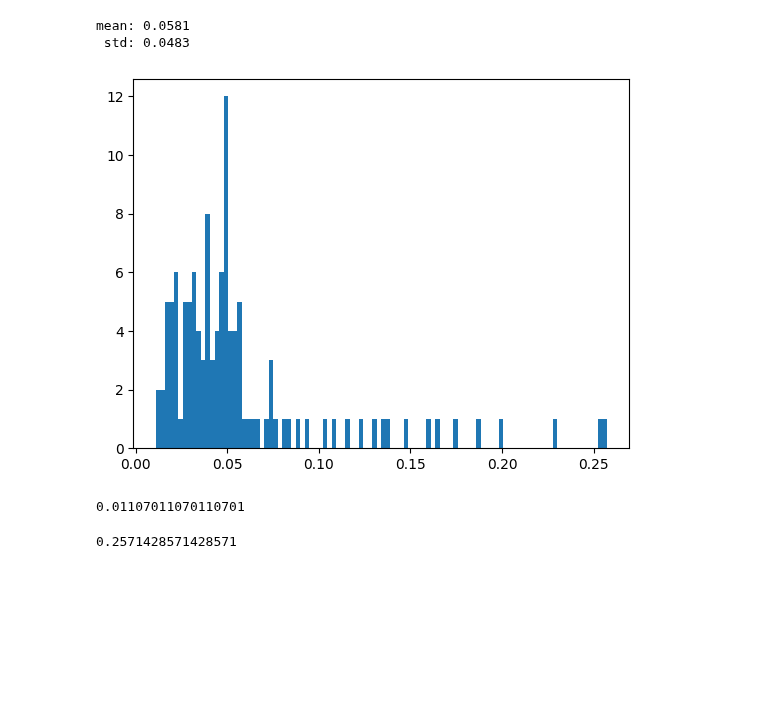
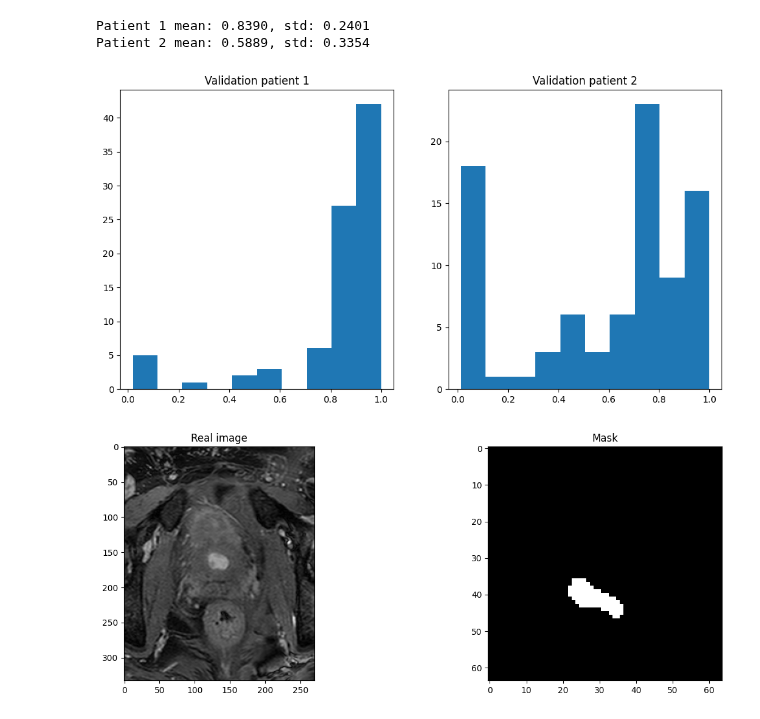
Before and after one commit to MartvStraten/8DM20-Capita-Selecta, a Jupyter notebook: MachineLearning/code/apply_segmentation.ipynb, the cells around one changed output. Saved outputs shown, nothing was run; the diff lists cells and outputs as text; code cells hidden in the pictures; blank space fills up the shorter version.

```diff
--- a/MachineLearning/code/apply_segmentation.ipynb
+++ b/MachineLearning/code/apply_segmentation.ipynb
@@ -73,17 +96,44 @@ with torch.no_grad():
-# %%
-cleaned_dice_scores = [x for x in dice_scores if x == x and x != 1.0]
-plt.hist(cleaned_dice_scores, bins=100)
-print(f"mean: {np.mean(cleaned_dice_scores):.4f}\n std: {np.std(cleaned_dice_scores):.4f}")
-# %% [output]
-mean: 0.0581
- std: 0.0483
-[figure, removed]
-# %%
-dice_scores[120]
-# len(cleaned_dice_scores)
-# %% [output]
-0.01107011070110701
-# %%
-max([x for x in dice_scores if x == x and x != 1.0])
-# %% [output]
-0.2571428571428571
+# %%
+import imp
+imp.reload(utils)
+
+def smooth_segmentation(dataloader, model):
+    predictions = []
+    with torch.no_grad():
+        torch.manual_seed(42)
+        for (img, _) in dataloader:
+            output = torch.sigmoid(model(img[np.newaxis, ...]))
+            predictions.append(output)
+        full_prostate = torch.stack(predictions, dim=0).squeeze().squeeze()
+        blur = torchvision.transforms.GaussianBlur(9, sigma=2)
+        smooth_prostate = torch.round(blur(full_prostate))
+    return smooth_prostate
+
+def dice_coefficient(output, target):
+    intersection = (output * target).sum()
+    dice = (2.0 * intersection + 1) / (
+        output.sum() + target.sum() + 1
+    )
+    return dice
+
+p1  = utils.CombinedProstateMRDataset([partition["validation"][0]], [], IMAGE_SIZE, valid=True)
+p2  = utils.CombinedProstateMRDataset([partition["validation"][1]], [], IMAGE_SIZE, valid=True)
+prediction_p1 = smooth_segmentation(p1, unet_model)
+prediction_p2 = smooth_segmentation(p2, unet_model)
+dice1 = [dice_coefficient(prediction_p1[i], p1[i][1]) for i in range(len(p1))]
+dice2 = [dice_coefficient(prediction_p2[i], p2[i][1]) for i in range(len(p2))]
+
+print(f"Patient 1 mean: {np.mean(dice1):.4f}, std: {np.std(dice1):.4f}")
+print(f"Patient 2 mean: {np.mean(dice2):.4f}, std: {np.std(dice2):.4f}")
+plt.figure(figsize = (12,6))
+plt.subplot(121)
+plt.title("Validation patient 1")
+plt.hist(dice1)
+plt.subplot(122)
+plt.title("Validation patient 2")
+plt.hist(dice2)
+plt.show()
+# %% [output]
+Patient 1 mean: 0.8390, std: 0.2401
+Patient 2 mean: 0.5889, std: 0.3354
+[figure, added]
@@ -89,0 +184,12 @@ max([x for x in dice_scores if x == x and x != 1.0])
+# %%
+real_path = r"D:\TUe\8DM20\stashed_data\ValidataData2\p150"
+mr = sitk.GetArrayFromImage(sitk.ReadImage(real_path + r"\mr_bffe.mhd"))
+segment = sitk.GetArrayFromImage(sitk.ReadImage(real_path + r"\segmentation_prediction.mhd"))
+idx = 50
+fig, ax = plt.subplots(1, 2, figsize=(15, 5))
+ax[0].imshow(mr[idx], cmap="gray")
+ax[0].set_title("Real image")
+ax[1].imshow(segment[idx], cmap="gray")
+ax[1].set_title("Mask");
+# %% [output]
+[figure, added]
```
Also changed, not shown: parts of 2 cells of this notebook, 7 other files.
